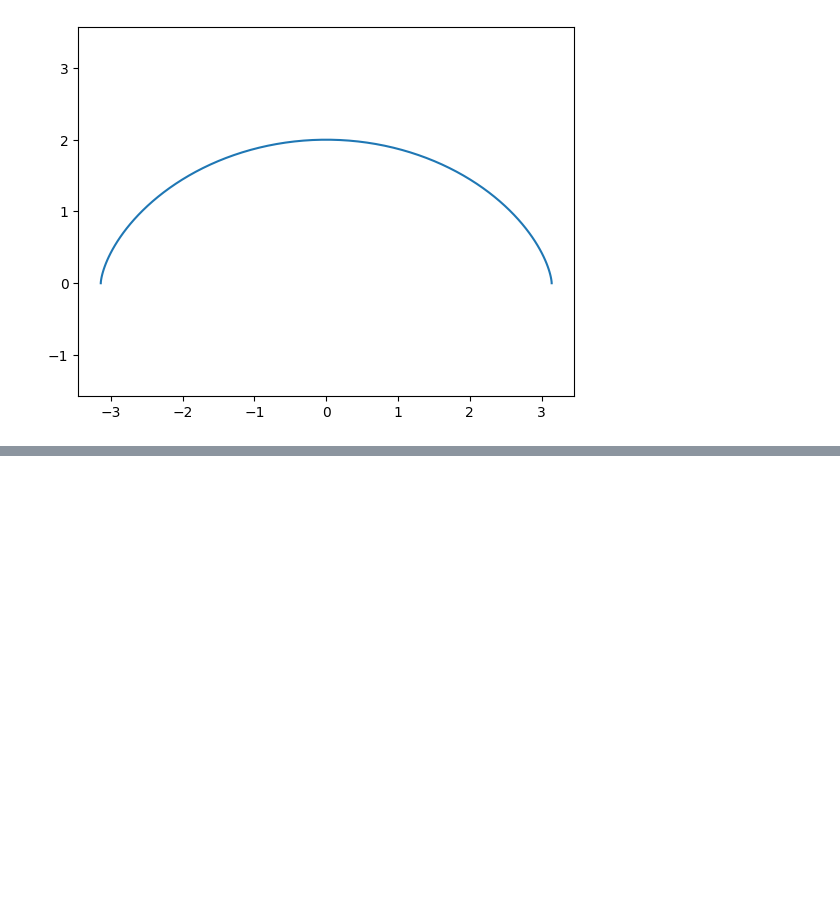
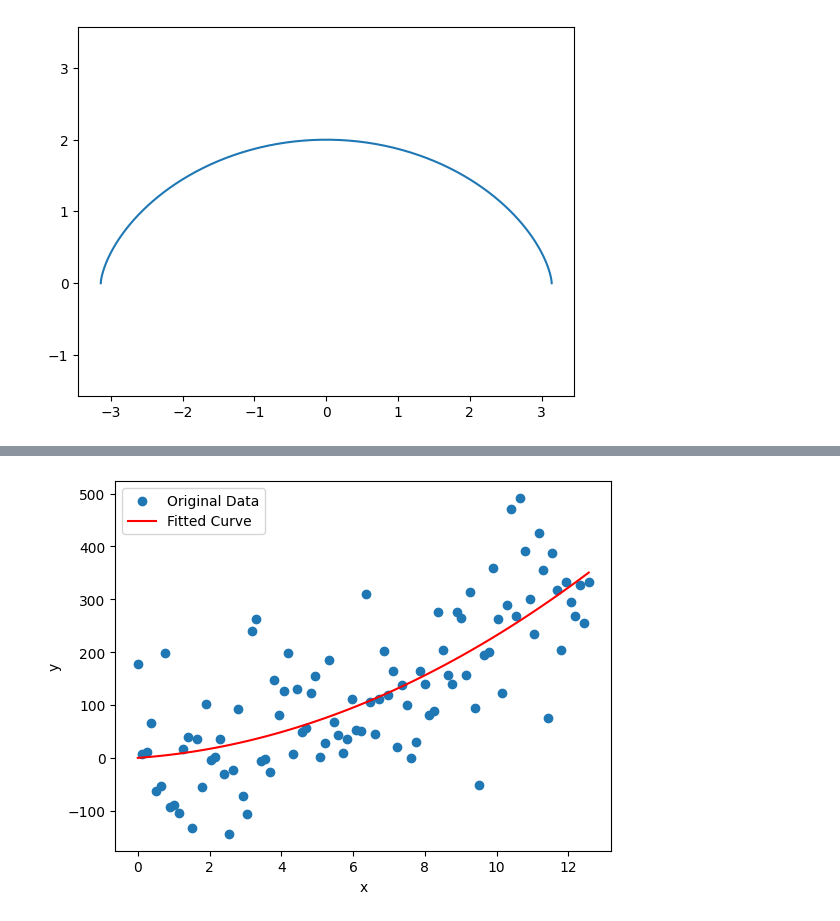
Before and after one commit to Miracle425/MyMarkDown, a Jupyter notebook: jupyter/matplotlib.ipynb, the cells around one changed output, grey strips where cells are left out. Drawn from its saved outputs; the diff is of its cells as text; code cells hidden in the pictures; blank space fills up the shorter version.

```diff
--- a/jupyter/matplotlib.ipynb
+++ b/jupyter/matplotlib.ipynb
@@ -15,0 +31,29 @@ plt.show()
+# %%
+import numpy as np
+import matplotlib.pyplot as plt
+from scipy.optimize import curve_fit
+
+
+def func(x, a, b, c):
+    return a * x**2 + b * x + c
+
+
+# 生成一些随机数据
+x_data = np.linspace(0, 4 * np.pi, 100)
+y_data =  2 * x_data**2 + 3 * x_data + 1 + np.random.normal(0, 100, 100)
+
+# 使用 curve_fit 进行拟合
+popt, pcov = curve_fit(func, x_data, y_data)
+
+# 绘制原始数据
+plt.scatter(x_data, y_data, label='Original Data')
+
+# 绘制拟合曲线
+plt.plot(x_data, func(x_data, *popt), 'r-', label='Fitted Curve')
+
+plt.xlabel('x')
+plt.ylabel('y')
+plt.legend()
+plt.show()
+# %% [output]
+[figure, added]
```
Also changed, not shown: parts of 1 cell of this notebook, 23 other files.
